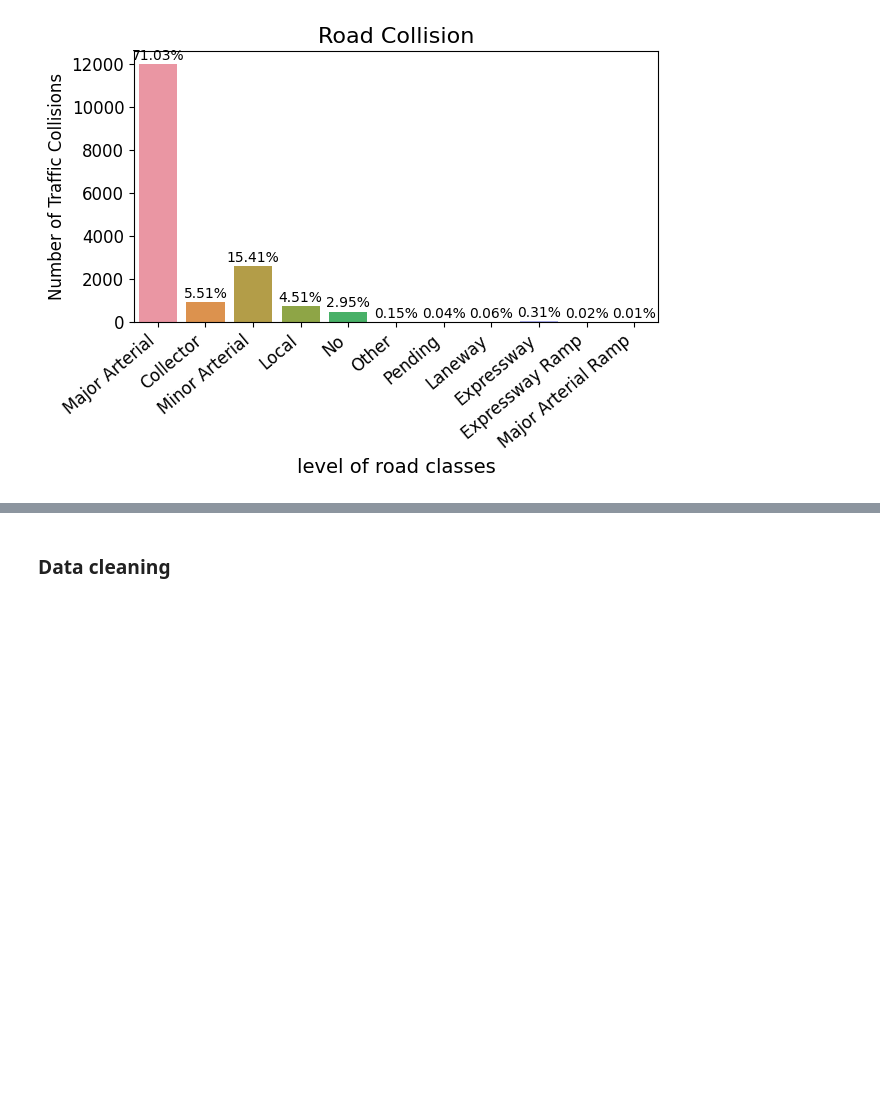
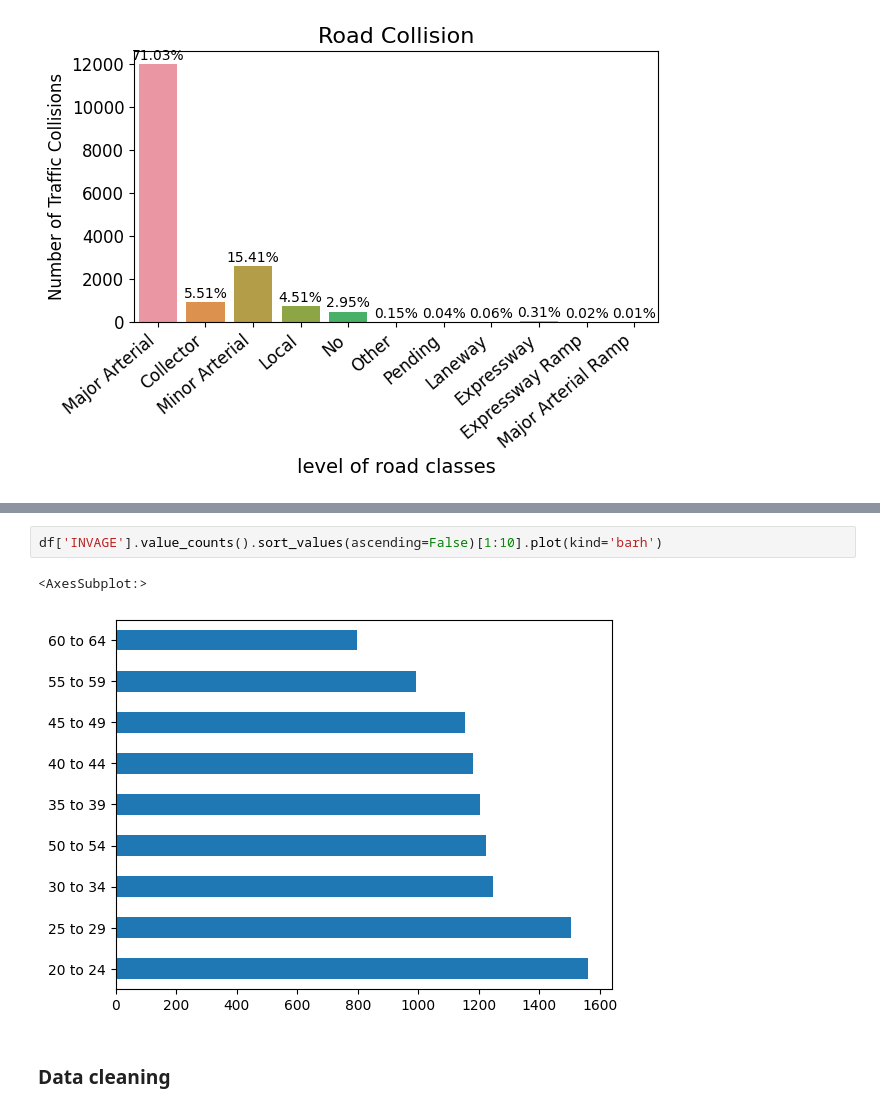
Before and after one commit to KingSolDot/Traffic_Collision_Outcome_Prediciton, a Jupyter notebook: traffic_collision_outcome_prediction.ipynb, the cells around one changed output, grey strips where cells are left out. Cells and saved outputs as stored; diff of their text form; blank space fills up the shorter version.

```diff
--- a/traffic_collision_outcome_prediction.ipynb
+++ b/traffic_collision_outcome_prediction.ipynb
@@ -214,3 +248,8 @@ conut_feature(df['ROAD_CLASS'], 'level of road classes',"Road Collision")
+# %%
+df['INVAGE'].value_counts().sort_values(ascending=False)[1:10].plot(kind='barh')
+# %% [output]
+<AxesSubplot:>
+[figure, added]
 # %% [markdown]
 ### Data cleaning
 # %%
```
Also changed, not shown: parts of 3 cells of this notebook, 1 other file.
